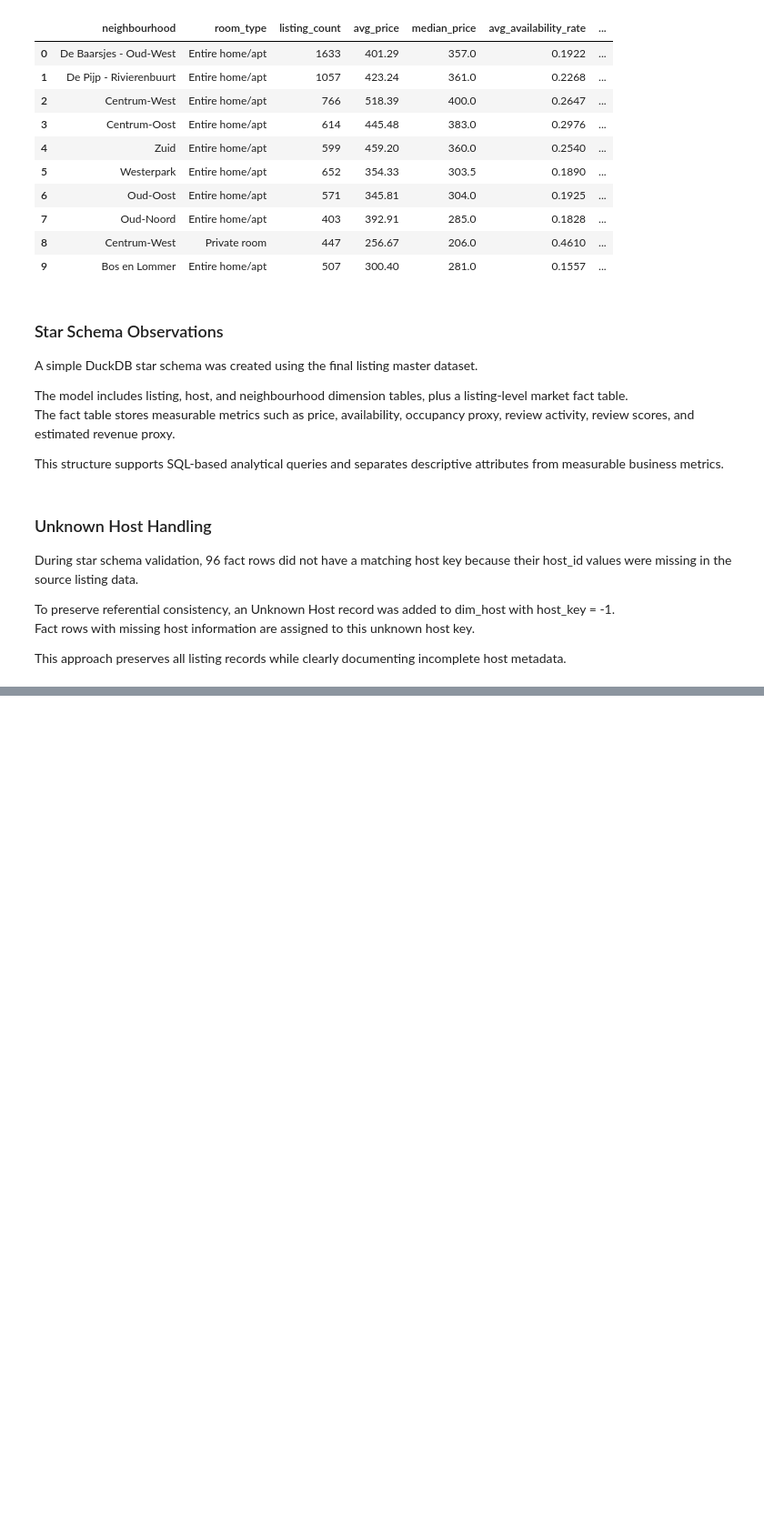
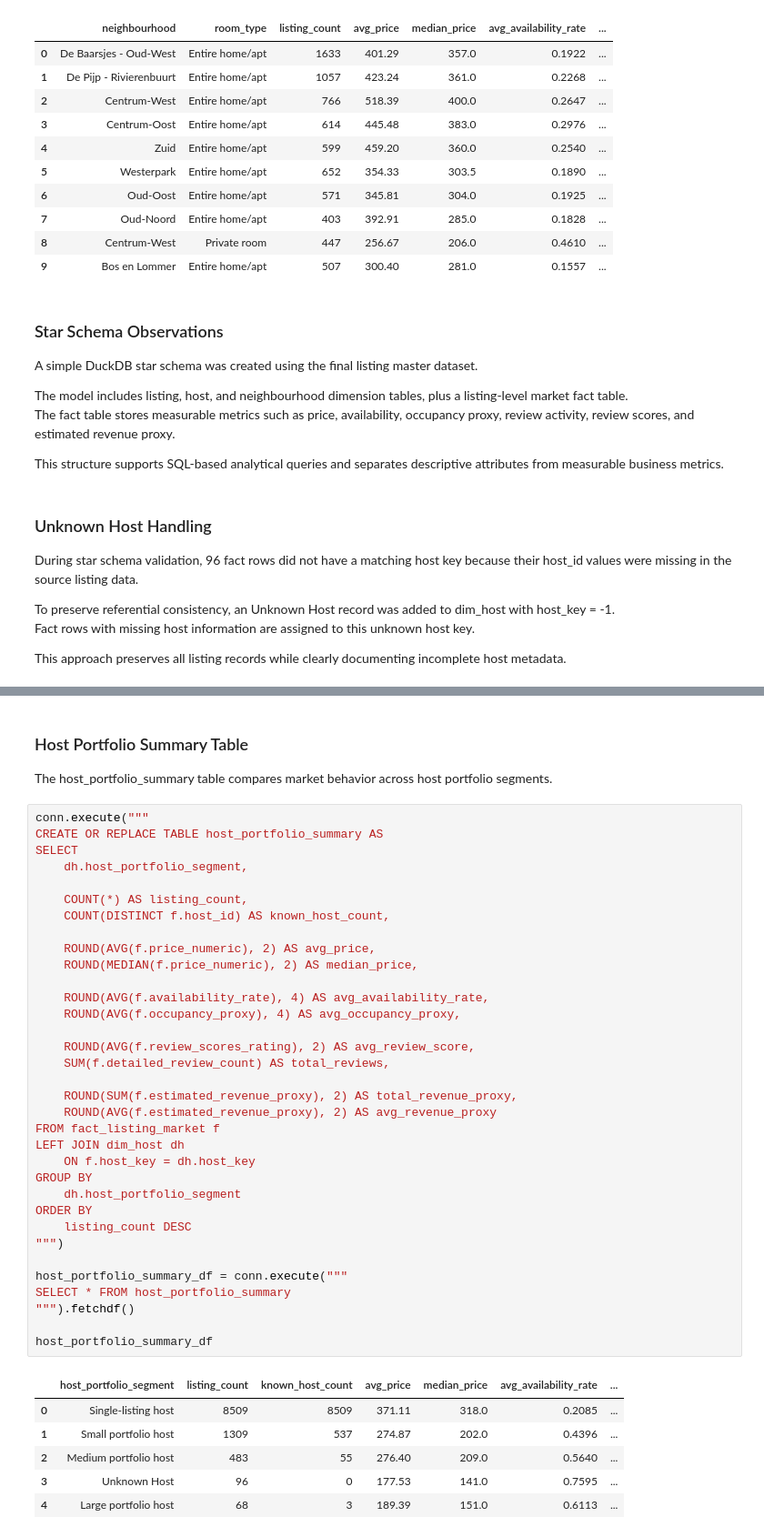
Before and after one commit to Tnadeeja/Inside-Airbnb-Market-Intelligence-Platform-Data-Engineering-Analytics-AI, a Jupyter notebook: notebooks/02_duckdb_warehouse.ipynb, the cells around one changed output, grey strips where cells are left out. Shown at 91% size. Saved outputs shown, nothing was run; the diff lists cells and outputs as text; blank space fills up the shorter version.

```diff
--- a/notebooks/02_duckdb_warehouse.ipynb
+++ b/notebooks/02_duckdb_warehouse.ipynb
@@ -417,0 +609,45 @@ This approach preserves all listing records while clearly documenting incomplete
+# %% [markdown]
+### Host Portfolio Summary Table
+
+The host_portfolio_summary table compares market behavior across host portfolio segments.
+# %%
+conn.execute("""
+CREATE OR REPLACE TABLE host_portfolio_summary AS
+SELECT
+    dh.host_portfolio_segment,
+
+    COUNT(*) AS listing_count,
+    COUNT(DISTINCT f.host_id) AS known_host_count,
+
+    ROUND(AVG(f.price_numeric), 2) AS avg_price,
+    ROUND(MEDIAN(f.price_numeric), 2) AS median_price,
+
+    ROUND(AVG(f.availability_rate), 4) AS avg_availability_rate,
+    ROUND(AVG(f.occupancy_proxy), 4) AS avg_occupancy_proxy,
+
+    ROUND(AVG(f.review_scores_rating), 2) AS avg_review_score,
+    SUM(f.detailed_review_count) AS total_reviews,
+
+    ROUND(SUM(f.estimated_revenue_proxy), 2) AS total_revenue_proxy,
+    ROUND(AVG(f.estimated_revenue_proxy), 2) AS avg_revenue_proxy
+FROM fact_listing_market f
+LEFT JOIN dim_host dh
+    ON f.host_key = dh.host_key
+GROUP BY
+    dh.host_portfolio_segment
+ORDER BY
+    listing_count DESC
+""")
+
+host_portfolio_summary_df = conn.execute("""
+SELECT * FROM host_portfolio_summary
+""").fetchdf()
+
+host_portfolio_summary_df
+# %% [output]
+|  | host_portfolio_segment | listing_count | known_host_count | avg_price | median_price | avg_availability_rate | ... |
+| 0 | Single-listing host | 8509 | 8509 | 371.11 | 318.0 | 0.2085 | ... |
+| 1 | Small portfolio host | 1309 | 537 | 274.87 | 202.0 | 0.4396 | ... |
+| 2 | Medium portfolio host | 483 | 55 | 276.40 | 209.0 | 0.5640 | ... |
+| 3 | Unknown Host | 96 | 0 | 177.53 | 141.0 | 0.7595 | ... |
+| 4 | Large portfolio host | 68 | 3 | 189.39 | 151.0 | 0.6113 | ... |
```
Also changed, not shown: parts of 20 cells of this notebook, 6 other files.
